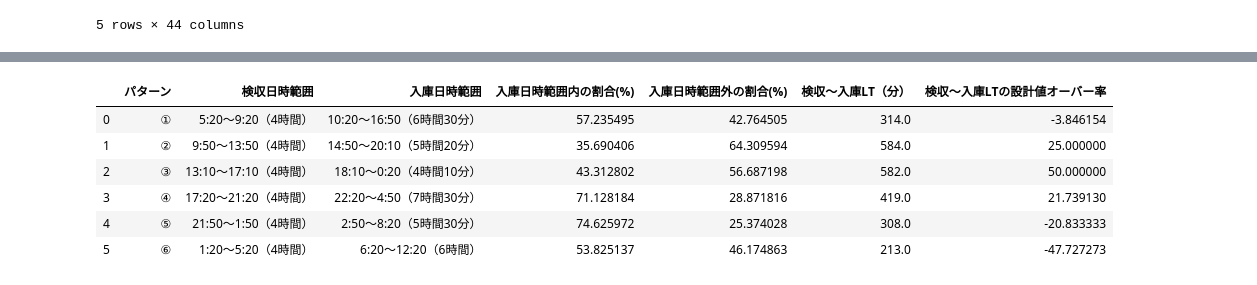
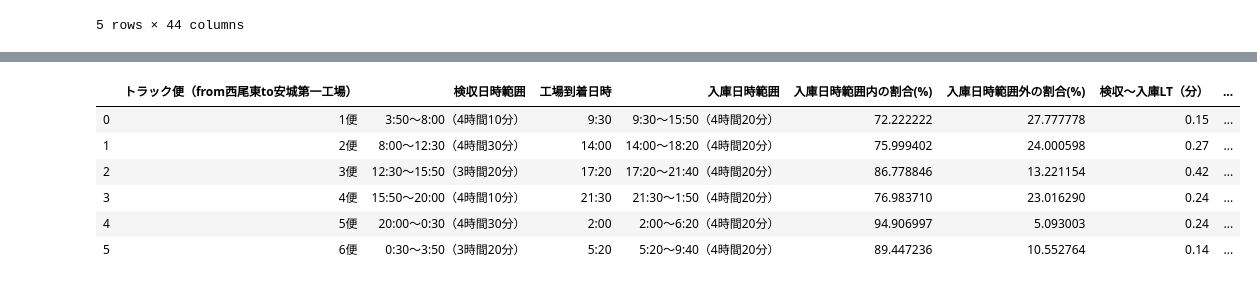
Before and after one commit to okayuuki/taiko, a Jupyter notebook: 検収入庫LTの分析.ipynb, the cells around one changed output, grey strips where cells are left out. Drawn from its saved outputs; the diff is of its cells as text; code cells hidden in the pictures.

```diff
--- a/検収入庫LTの分析.ipynb
+++ b/検収入庫LTの分析.ipynb
@@ -155,24 +161,25 @@ medians2
-# %%
-# 計算結果をテーブルデータとしてまとめる
-results = pd.DataFrame({
-    'パターン': ['①', '②', '③', '④', '⑤', '⑥'],
-    '検収日時範囲': ['5:20〜9:20（4時間）', '9:50〜13:50（4時間）', '13:10〜17:10（4時間）', '17:20〜21:20（4時間）', '21:50〜1:50（4時間）', '1:20〜5:20（4時間）'],
-    '入庫日時範囲': ['10:20〜16:50（6時間30分）', '14:50〜20:10（5時間20分）', '18:10〜0:20（4時間10分）', '22:20〜4:50（7時間30分）', '2:50〜8:20（5時間30分）', '6:20〜12:20（6時間）'],
-    '入庫日時範囲内の割合(%)': [within_percentage_1, within_percentage_2, within_percentage_3, within_percentage_4, within_percentage_5, within_percentage_6],
-    '入庫日時範囲外の割合(%)': [outside_percentage_1, outside_percentage_2, outside_percentage_3, outside_percentage_4, outside_percentage_5, outside_percentage_6],
-    '検収〜入庫LT（分）': [medians[0],medians[1],medians[2],medians[3],medians[4],medians[5]],
-    '検収〜入庫LTの設計値オーバー率': [medians2[0],medians2[1],medians2[2],medians2[3],medians2[4],medians2[5]]
-})
-
-results
-# %% [output]
-|  | パターン | 検収日時範囲 | 入庫日時範囲 | 入庫日時範囲内の割合(%) | 入庫日時範囲外の割合(%) | 検収〜入庫LT（分） | 検収〜入庫LTの設計値オーバー率 |
-| 0 | ① | 5:20〜9:20（4時間） | 10:20〜16:50（6時間30分） | 57.235495 | 42.764505 | 314.0 | -3.846154 |
-| 1 | ② | 9:50〜13:50（4時間） | 14:50〜20:10（5時間20分） | 35.690406 | 64.309594 | 584.0 | 25.000000 |
-| 2 | ③ | 13:10〜17:10（4時間） | 18:10〜0:20（4時間10分） | 43.312802 | 56.687198 | 582.0 | 50.000000 |
-| 3 | ④ | 17:20〜21:20（4時間） | 22:20〜4:50（7時間30分） | 71.128184 | 28.871816 | 419.0 | 21.739130 |
-| 4 | ⑤ | 21:50〜1:50（4時間） | 2:50〜8:20（5時間30分） | 74.625972 | 25.374028 | 308.0 | -20.833333 |
-| 5 | ⑥ | 1:20〜5:20（4時間） | 6:20〜12:20（6時間） | 53.825137 | 46.174863 | 213.0 | -47.727273 |
+# %%
+# 計算結果をテーブルデータとしてまとめる
+results = pd.DataFrame({
+    'トラック便（from西尾東to安城第一工場）': ['1便', '2便', '3便', '4便', '5便', '6便'],
+    '検収日時範囲': ['3:50〜8:00（4時間10分）', '8:00〜12:30（4時間30分）', '12:30〜15:50（3時間20分）', '15:50〜20:00（4時間10分）', '20:00〜0:30（4時間30分）', '0:30〜3:50（3時間20分）'],
+    '工場到着日時': ['9:30', '14:00', '17:20', '21:30', '2:00', '5:20'],
+    '入庫日時範囲': ['9:30〜15:50（4時間20分）', '14:00〜18:20（4時間20分）', '17:20〜21:40（4時間20分）', '21:30〜1:50（4時間20分）', '2:00〜6:20（4時間20分）', '5:20〜9:40（4時間20分）'],
+    '入庫日時範囲内の割合(%)': [within_percentage_1, within_percentage_2, within_percentage_3, within_percentage_4, within_percentage_5, within_percentage_6],
+    '入庫日時範囲外の割合(%)': [outside_percentage_1, outside_percentage_2, outside_percentage_3, outside_percentage_4, outside_percentage_5, outside_percentage_6],
+    '検収〜入庫LT（分）': [medians[0],medians[1],medians[2],medians[3],medians[4],medians[5]],
+    '検収入庫LTの設計値オーバー率': [medians2[0],medians2[1],medians2[2],medians2[3],medians2[4],medians2[5]]
+})
+
+results
+# %% [output]
+|  | トラック便（from西尾東to安城第一工場） | 検収日時範囲 | 工場到着日時 | 入庫日時範囲 | 入庫日時範囲内の割合(%) | 入庫日時範囲外の割合(%) | 検収〜入庫LT（分） | ... |
+| 0 | 1便 | 3:50〜8:00（4時間10分） | 9:30 | 9:30〜15:50（4時間20分） | 72.222222 | 27.777778 | 0.15 | ... |
+| 1 | 2便 | 8:00〜12:30（4時間30分） | 14:00 | 14:00〜18:20（4時間20分） | 75.999402 | 24.000598 | 0.27 | ... |
+| 2 | 3便 | 12:30〜15:50（3時間20分） | 17:20 | 17:20〜21:40（4時間20分） | 86.778846 | 13.221154 | 0.42 | ... |
+| 3 | 4便 | 15:50〜20:00（4時間10分） | 21:30 | 21:30〜1:50（4時間20分） | 76.983710 | 23.016290 | 0.24 | ... |
+| 4 | 5便 | 20:00〜0:30（4時間30分） | 2:00 | 2:00〜6:20（4時間20分） | 94.906997 | 5.093003 | 0.24 | ... |
+| 5 | 6便 | 0:30〜3:50（3時間20分） | 5:20 | 5:20〜9:40（4時間20分） | 89.447236 | 10.552764 | 0.14 | ... |
 # %%
 # 折れ線グラフを描画
 plt.figure(figsize=(12, 6))
```
Also changed, not shown: parts of 4 cells of this notebook, 1 other file.
